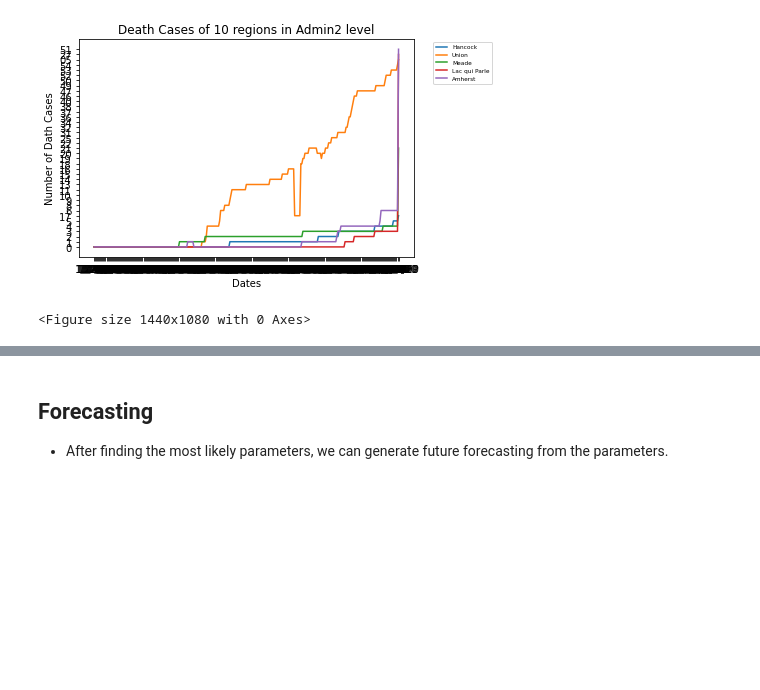
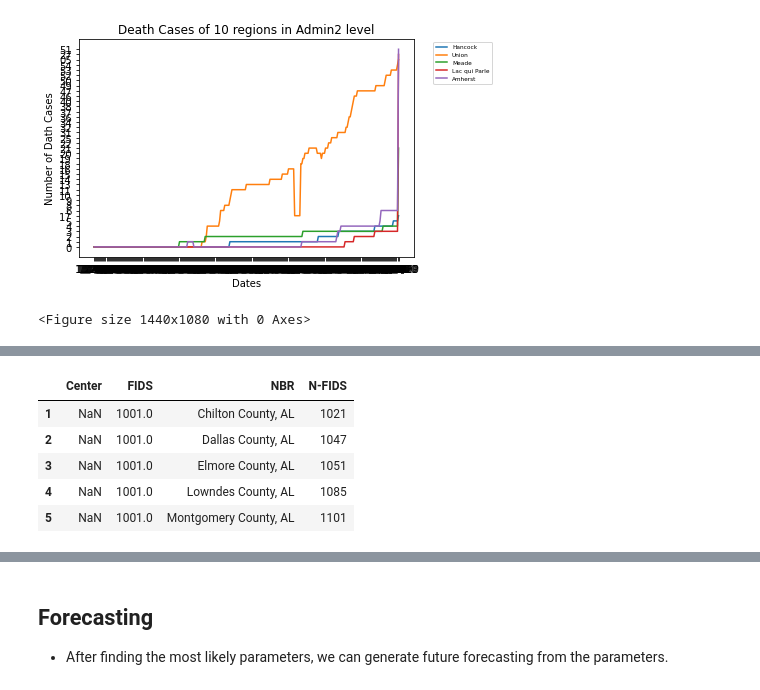
Before and after one commit to wendyw1999/epidemiology_capstone_project, a Jupyter notebook: notebooks/Stimulation 2.ipynb, the cells around one changed output, grey strips where cells are left out. Saved outputs shown, nothing was run; the diff lists cells and outputs as text; code cells hidden in the pictures; blank space fills up the shorter version.

```diff
--- a/notebooks/Stimulation 2.ipynb
+++ b/notebooks/Stimulation 2.ipynb
@@ -401,0 +467,10 @@ ca = points_gdf.loc[points_gdf.Province_State == "California"]
+# %%
+nbr.fillna(0)
+nbr.head()
+# %% [output]
+|  | Center | FIDS | NBR | N-FIDS |
+| 1 | NaN | 1001.0 | Chilton County, AL | 1021 |
+| 2 | NaN | 1001.0 | Dallas County, AL | 1047 |
+| 3 | NaN | 1001.0 | Elmore County, AL | 1051 |
+| 4 | NaN | 1001.0 | Lowndes County, AL | 1085 |
+| 5 | NaN | 1001.0 | Montgomery County, AL | 1101 |
```
Also changed, not shown: parts of 16 cells of this notebook, 5 other files.
